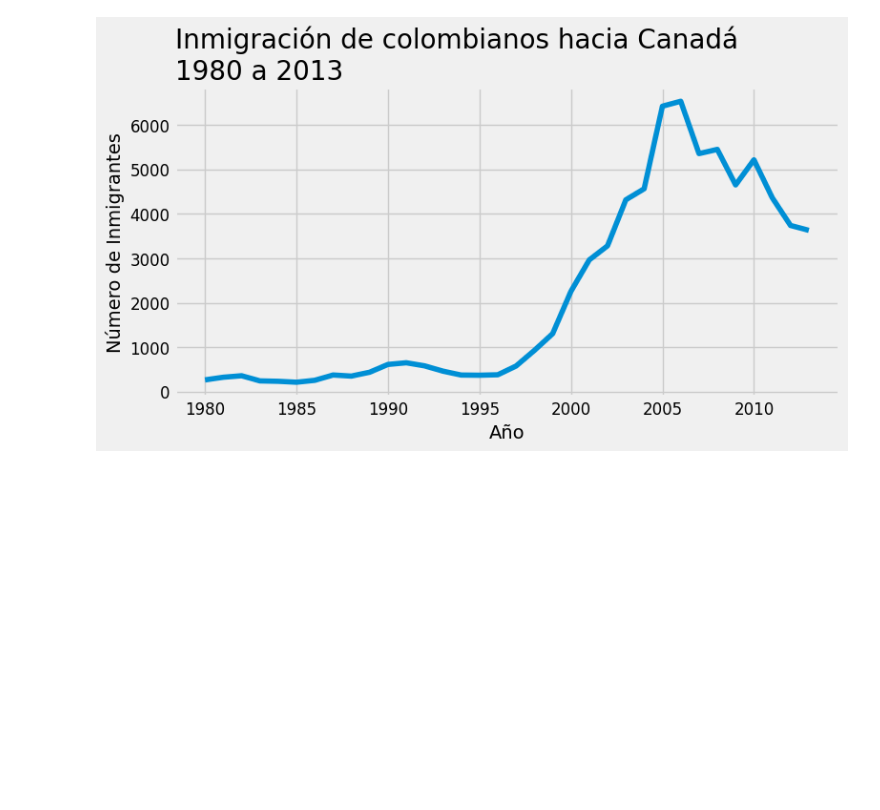
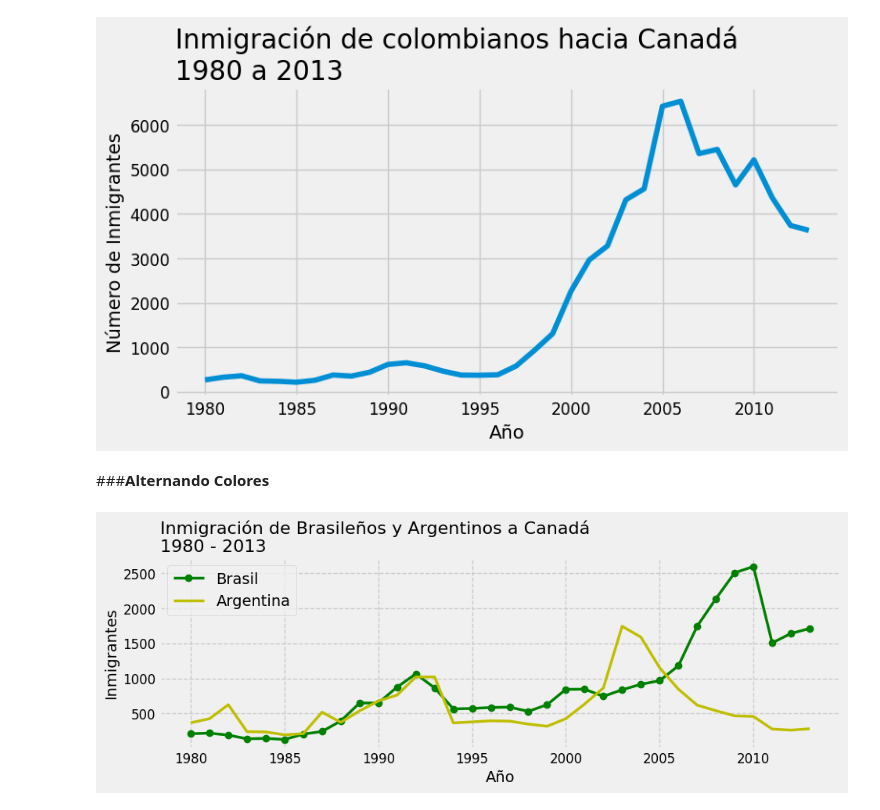
Before and after one commit to Nataliahfk/visualizacion_datos_graficos_python, a Jupyter notebook: visualizacion_de_datos_con_graficos_python.ipynb, the cells around one changed output. Saved outputs shown, nothing was run; the diff lists cells and outputs as text; code cells hidden in the pictures; blank space fills up the shorter version.

```diff
--- a/visualizacion_de_datos_con_graficos_python.ipynb
+++ b/visualizacion_de_datos_con_graficos_python.ipynb
@@ -477,3 +477,21 @@ with plt.style.context('fivethirtyeight'):
   plt.show()
 # %% [output]
 [figure]
+# %% [markdown]
+###**Alternando Colores**
+# %%
+fig, ax = plt.subplots(figsize = (10,3))
+ax.plot(df_comparacion['Brasil'], label='Brasil', lw = 2.5, color = 'g', marker ='o')
+# lw es ancho de la línea /marker ='o' para marcar en el gáfico, puede ser marker ='.', marker ='x', etc.
+ax.plot(df_comparacion['Argentina'], label='Argentina', lw = 2.5, color ='y') # color ej: r=red, b=blue,g=green, y=yellow
+ax.xaxis.set_major_locator(plt.MultipleLocator(5))
+ax.set_xlabel('Año',fontsize = 14)
+ax.set_ylabel('Inmigrantes',fontsize = 14)
+ax.set_title('Inmigración de Brasileños y Argentinos a Canadá\n1980 - 2013', fontsize =16, loc='left') # loc'left es para poner el titulo hacia la izquierda
+ax.yaxis.set_tick_params(labelsize=12) # esto es para agrndar el eje y
+ax.xaxis.set_tick_params(labelsize=12) # esto es para agrandar el eje x
+ax.legend()
+ax.grid(linestyle ='--') # si no ingreso nada en los parentesis queda una linea lisa, si especifico -- queda con guioncitos
+plt.show()
+# %% [output]
+[figure, added]
```
Also changed, not shown: parts of 2 cells of this notebook.
